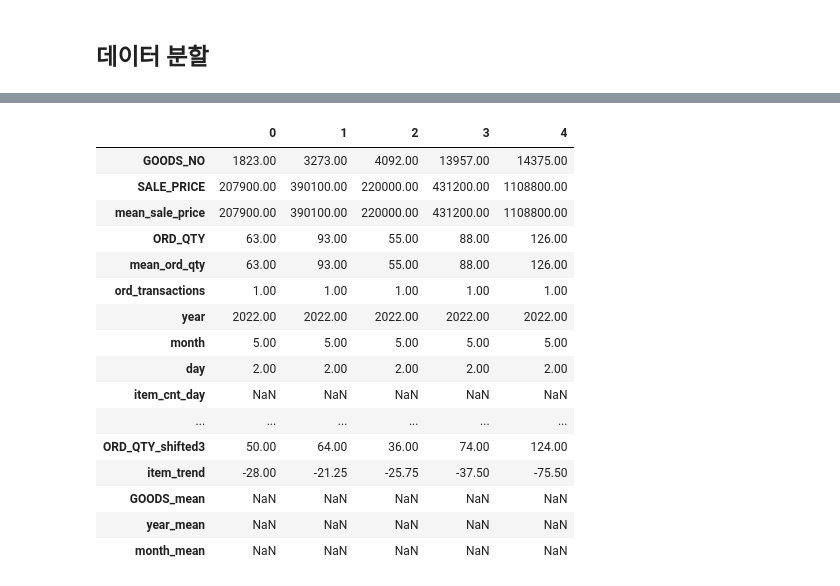
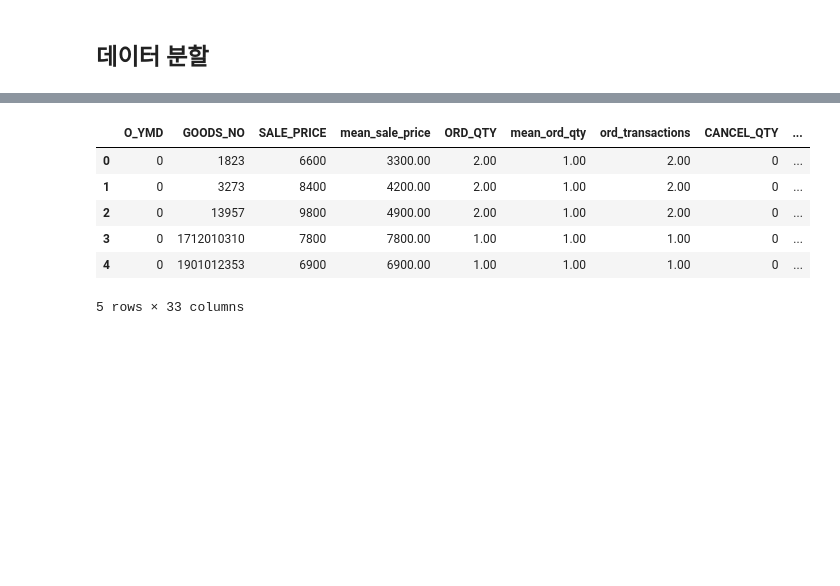
Before and after one commit to olsunghyun0416/Dongwon_Project, a Jupyter notebook: 더반찬_캐글.ipynb, the cells around one changed output, grey strips where cells are left out. Cells and saved outputs as stored; diff of their text form; code cells hidden in the pictures; blank space fills up the shorter version.

```diff
--- a/더반찬_캐글.ipynb
+++ b/더반찬_캐글.ipynb
@@ -312,7 +414,7 @@ function_list = [f_min, f_max, f_mean, f_std]
 function_name = ['min', 'max', 'mean', 'std']
 
 for i in range(len(function_list)):
-    fe_data[('ORD_QTY_%s' % function_name[i])] = fe_data.sort_values('H_YMD').groupby(['GOODS_NO'])['ORD_QTY'].apply(function_list[i])
+    fe_data[('ORD_QTY_%s' % function_name[i])] = fe_data.sort_values('H_YMD').groupby(['O_YMD', 'GOODS_NO'])['ORD_QTY'].apply(function_list[i])
 # %%
 # Fill the empty std features with 0
 fe_data['ORD_QTY_std'].fillna(0, inplace=True)
@@ -338,7 +446,7 @@ lag_list = [1, 2, 3]
 for lag in lag_list:
     ft_name = ('ORD_QTY_shifted%s' % lag)
     #train_monthly[ft_name] = train_monthly.sort_values('date_block_num').groupby(['GOODS_NO'])['REAL_ORD_QTY'].shift(lag)
-    rolling_data[ft_name] = rolling_data.sort_values('H_YMD').groupby(['GOODS_NO'])['ORD_QTY'].shift(lag)
+    rolling_data[ft_name] = rolling_data.sort_values('H_YMD').groupby(['O_YMD', 'GOODS_NO'])['ORD_QTY'].shift(lag)
     # Fill the empty shifted features with 0
     rolling_data[ft_name].fillna(0, inplace=True)
 # %%
@@ -434,10 +542,10 @@ Validation set records: 3129 (1% of complete data)
 # %%
 # 학습데이터의 상품번호 별 일별 판매량 평균
-gp_goods_mean_t = train_set.groupby(['GOODS_NO']).agg({'item_cnt_day': ['mean']})
+gp_goods_mean_t = train_set.groupby(['O_YMD','GOODS_NO']).agg({'item_cnt_day': ['mean']})
 gp_goods_mean_t.columns = ['GOODS_mean']
 gp_goods_mean_t.reset_index(inplace=True)
 # 검증데이터의 상품번호 별 일별 판매량 평균
-gp_goods_mean_v = validation_set.groupby(['GOODS_NO']).agg({'item_cnt_day': ['mean']})
+gp_goods_mean_v = validation_set.groupby(['O_YMD','GOODS_NO']).agg({'item_cnt_day': ['mean']})
 gp_goods_mean_v.columns = ['GOODS_mean']
 gp_goods_mean_v.reset_index(inplace=True)
 
@@ -460,12 +568,12 @@ gp_month_mean_v.columns = ['month_mean']
 gp_month_mean_v.reset_index(inplace=True)
 
 # 훈련 데이터에 판매량 평균 데이터들 결함
-train_set = pd.merge(train_set, gp_goods_mean_t, on=['GOODS_NO'], how='left')
+train_set = pd.merge(train_set, gp_goods_mean_t, on=['O_YMD','GOODS_NO'], how='left')
 train_set = pd.merge(train_set, gp_year_mean_t, on=['year'], how='left')
 train_set = pd.merge(train_set, gp_month_mean_t, on=['month'], how='left')
 
 # 검증 데이터에 판매량 평균 데이터들 결함
-validation_set = pd.merge(validation_set, gp_goods_mean_v, on=['GOODS_NO'], how='left')
+validation_set = pd.merge(validation_set, gp_goods_mean_v, on=['O_YMD','GOODS_NO'], how='left')
 validation_set = pd.merge(validation_set, gp_year_mean_v, on=['year'], how='left')
 validation_set = pd.merge(validation_set, gp_month_mean_v, on=['month'], how='left')
 # %%
@@ -488,7 +596,7 @@ X_train[int_features] = X_train[int_features].astype('int32')
 X_val[int_features] = X_val[int_features].astype('int32')
 # %%
 # 상품별 일별 판매량 평균
-gp_shop_mean = test_set.groupby(['GOODS_NO']).agg({'item_cnt_day': ['mean']})
+gp_shop_mean = test_set.groupby(['O_YMD','GOODS_NO']).agg({'item_cnt_day': ['mean']})
 gp_shop_mean.columns = ['GOODS_mean']
 gp_shop_mean.reset_index(inplace=True)
 
@@ -502,7 +610,7 @@ gp_month_mean.columns = ['month_mean']
 gp_month_mean.reset_index(inplace=True)
 
 # 테스트 셋에도 해당 데이터들을 삽입
-test_set = pd.merge(test_set, gp_shop_mean, on=['GOODS_NO'], how='left')
+test_set = pd.merge(test_set, gp_shop_mean, on=['O_YMD','GOODS_NO'], how='left')
 test_set = pd.merge(test_set, gp_year_mean, on=['year'], how='left')
 test_set = pd.merge(test_set, gp_month_mean, on=['month'], how='left')
 # %%
@@ -546,25 +655,15 @@ for dataset in sets:
 # Fill remaining missing values on test set with mean.
 X_test.fillna(X_test.mean(), inplace=True)
 # %%
-X_test.head().T
+X_test.head()
 # %% [output]
-|  | 0 | 1 | 2 | 3 | 4 |
-| GOODS_NO | 1823.00 | 3273.00 | 4092.00 | 13957.00 | 14375.00 |
-| SALE_PRICE | 207900.00 | 390100.00 | 220000.00 | 431200.00 | 1108800.00 |
-| mean_sale_price | 207900.00 | 390100.00 | 220000.00 | 431200.00 | 1108800.00 |
-| ORD_QTY | 63.00 | 93.00 | 55.00 | 88.00 | 126.00 |
-| mean_ord_qty | 63.00 | 93.00 | 55.00 | 88.00 | 126.00 |
-| ord_transactions | 1.00 | 1.00 | 1.00 | 1.00 | 1.00 |
-| year | 2022.00 | 2022.00 | 2022.00 | 2022.00 | 2022.00 |
-| month | 5.00 | 5.00 | 5.00 | 5.00 | 5.00 |
-| day | 2.00 | 2.00 | 2.00 | 2.00 | 2.00 |
-| item_cnt_day | NaN | NaN | NaN | NaN | NaN |
-| ... | ... | ... | ... | ... | ... |
-| ORD_QTY_shifted3 | 50.00 | 64.00 | 36.00 | 74.00 | 124.00 |
-| item_trend | -28.00 | -21.25 | -25.75 | -37.50 | -75.50 |
-| GOODS_mean | NaN | NaN | NaN | NaN | NaN |
-| year_mean | NaN | NaN | NaN | NaN | NaN |
-| month_mean | NaN | NaN | NaN | NaN | NaN |
+|  | O_YMD | GOODS_NO | SALE_PRICE | mean_sale_price | ORD_QTY | mean_ord_qty | ord_transactions | CANCEL_QTY | ... |
+| 0 | 0 | 1823 | 6600 | 3300.00 | 2.00 | 1.00 | 2.00 | 0 | ... |
+| 1 | 0 | 3273 | 8400 | 4200.00 | 2.00 | 1.00 | 2.00 | 0 | ... |
+| 2 | 0 | 13957 | 9800 | 4900.00 | 2.00 | 1.00 | 2.00 | 0 | ... |
+| 3 | 0 | 1712010310 | 7800 | 7800.00 | 1.00 | 1.00 | 1.00 | 0 | ... |
+| 4 | 0 | 1901012353 | 6900 | 6900.00 | 1.00 | 1.00 | 1.00 | 0 | ... |
+5 rows × 33 columns
 # %%
 X_train.columns
 # %% [output]
```
Also changed, not shown: parts of 50 cells of this notebook.
